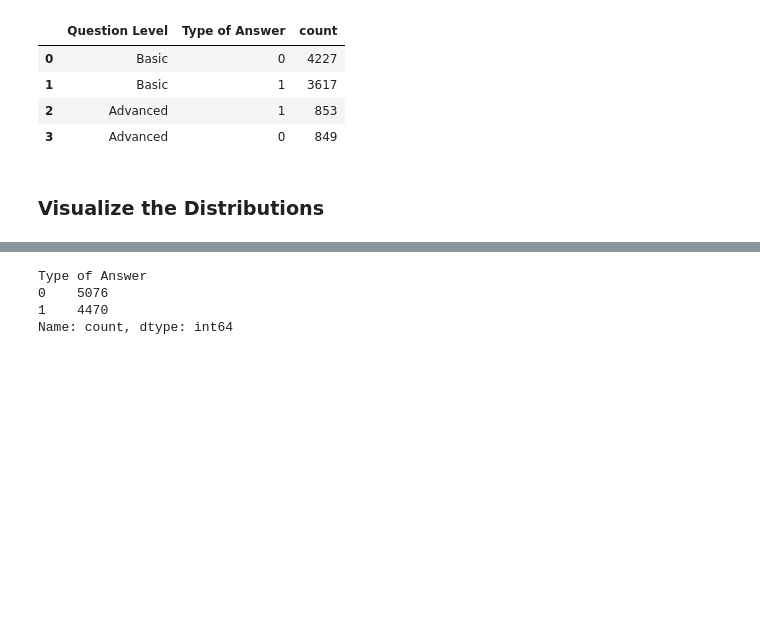
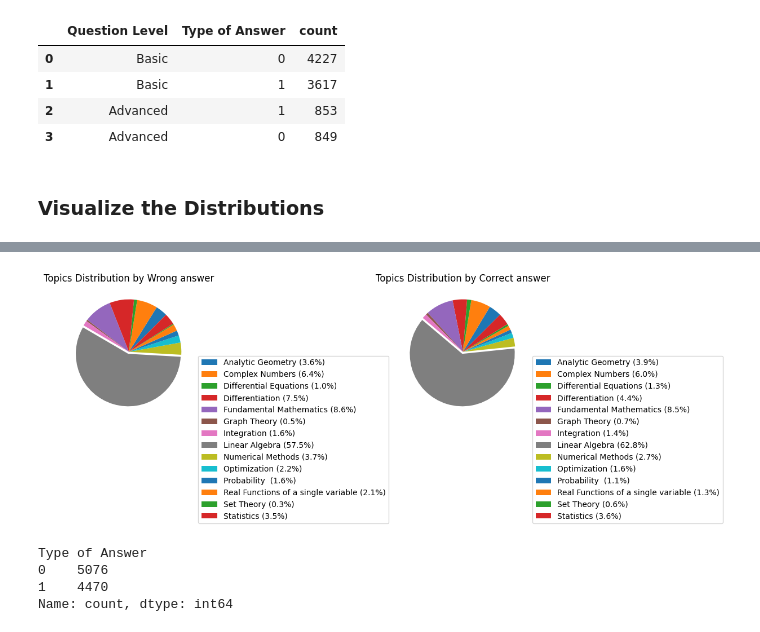
Before and after one commit to vickCoder7/math_learning_in_higher_education, a Jupyter notebook: project.ipynb, the cells around one changed output, grey strips where cells are left out. Cells and saved outputs as stored; diff of their text form; code cells hidden in the pictures; blank space fills up the shorter version.

```diff
--- a/project.ipynb
+++ b/project.ipynb
@@ -121,0 +121,3 @@ plt.show()
+# %%
+ans_by_topic = df.groupby(['Type of Answer','Topic']).size().reset_index(name='count')
+ans_by_topic
@@ -122,3 +150,29 @@ plt.show()
+# %%
+type_of_ans = ans_by_topic['Type of Answer'].unique()
+
+fig, axs = plt.subplots(1, len(type_of_ans), figsize=(12, 6))
+
+for i, ans in enumerate(type_of_ans):
+    # filter data for current type of answer
+    filtered_data = ans_by_topic[ans_by_topic['Type of Answer'] == ans]
+
+    # calculate the percentage of each country
+    total_count = filtered_data['count'].sum()
+    percentages = (filtered_data['count'] / total_count) * 100
+    labels = [f"{Topic} ({percentage:.1f}%)" for Topic, percentage in zip(filtered_data['Topic'], percentages)]
+
+    # Plot the graph
+    explode_val = (0, 0, 0, 0, 0, 0, 0, 0.04, 0, 0, 0, 0, 0, 0)
+    wedges, texts = axs[i].pie(filtered_data['count'], startangle=45, explode = explode_val)
+    ans_dict = {0: 'Wrong', 1: 'Correct'}
+    axs[i].set_title("Topics Distribution by " + ans_dict[i] + " answer")
+
+    axs[i].legend(wedges, labels, bbox_to_anchor=(1, 0.5))
+
+plt.tight_layout()
+plt.show()
+# %% [output]
+[figure, added]
 # %%
 answer_type_count
 # %% [output]
```
Also changed, not shown: parts of 32 cells of this notebook.
